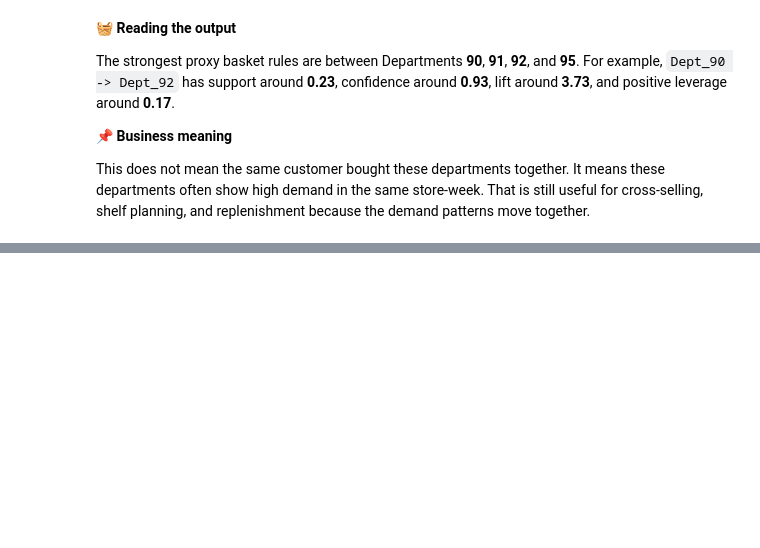
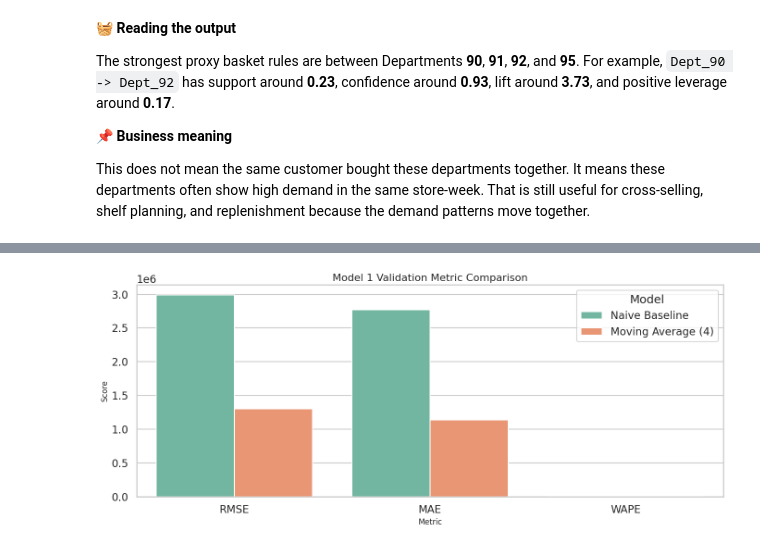
Before and after one commit to I-AM-PRASHANT-VERMA/Almabetter---Integrated-Retail-Analytics-for-Store-Optimization-, a Jupyter notebook: Integrated Retail Analytics for Store Optimization.ipynb, the cells around one changed output, grey strips where cells are left out. Drawn from its saved outputs; the diff is of its cells as text; code cells hidden in the pictures; blank space fills up the shorter version.

Commit message:
Add forecasting models and evaluation

```diff
--- a/Integrated Retail Analytics for Store Optimization.ipynb
+++ b/Integrated Retail Analytics for Store Optimization.ipynb
@@ -2583,0 +2652,18 @@ This does not mean the same customer bought these departments together. It means
+# %%
+# Code Cell 44: Visualize the validation metric scores for the first model family.
+
+# The baseline metric table is reshaped for grouped bar plotting.
+model_1_metric_plot_df = model_1_validation_metrics_df.melt(id_vars="Model", value_vars=["RMSE", "MAE", "WAPE"], var_name="Metric", value_name="Score")
+plt.figure(figsize=(14, 6))  # A medium-wide figure is used so the grouped bars stay readable.
+
+# Grouped bars compare the two baseline variants across all chosen metrics.
+sns.barplot(data=model_1_metric_plot_df, x="Metric", y="Score", hue="Model", palette="Set2")
+
+# The title clarifies that the chart belongs to the first model family.
+plt.title("Model 1 Validation Metric Comparison")
+plt.tight_layout()
+plt.savefig(FIGURE_DIR / "model_1_validation_metric_comparison.png", dpi=150, bbox_inches="tight")  # The layout is tightened for neat output.
+plt.show()  # The baseline metric chart is rendered.
+plt.close("all")
+# %% [output]
+[figure, added]
```
Also changed, not shown: parts of 40 cells of this notebook.
